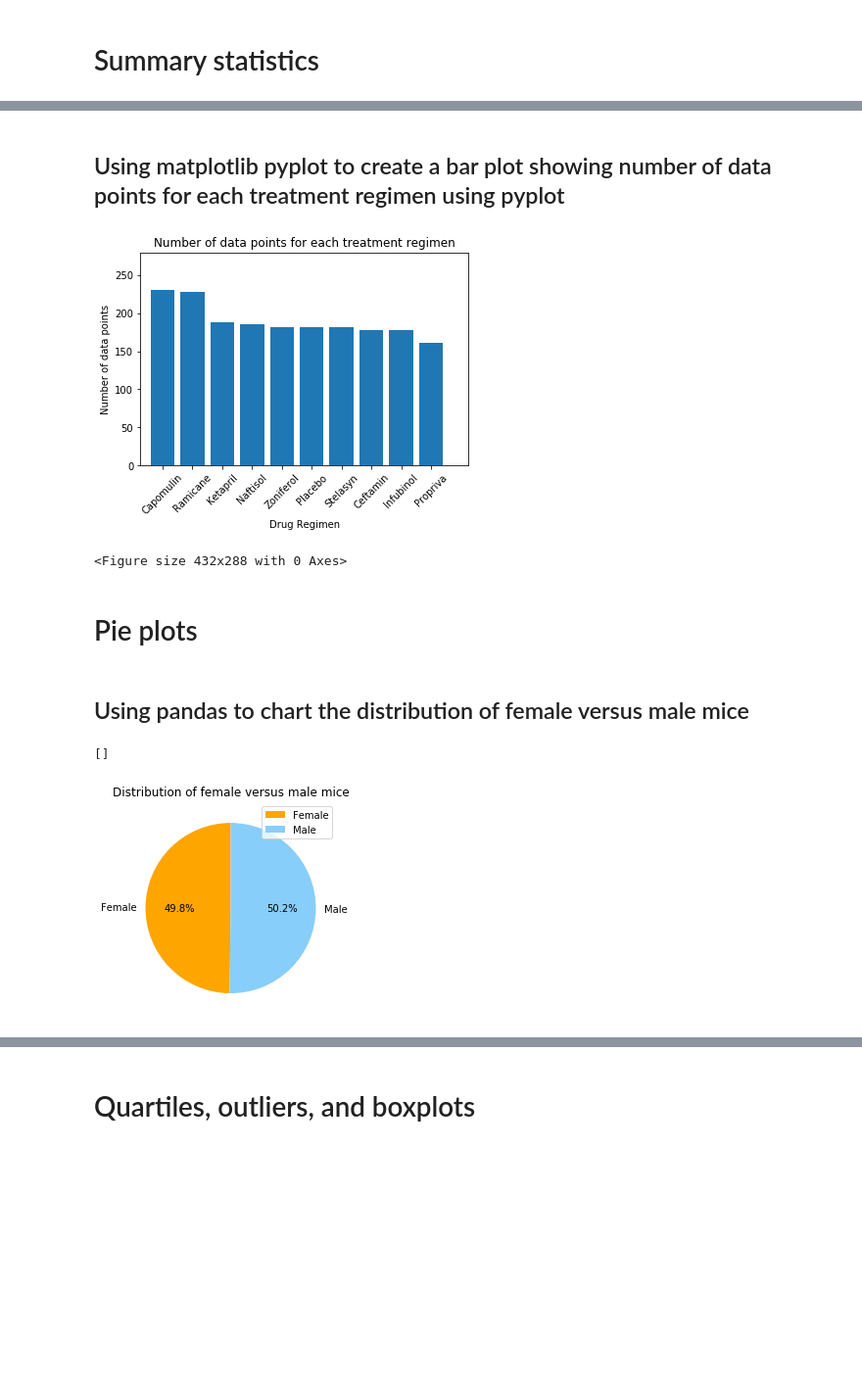
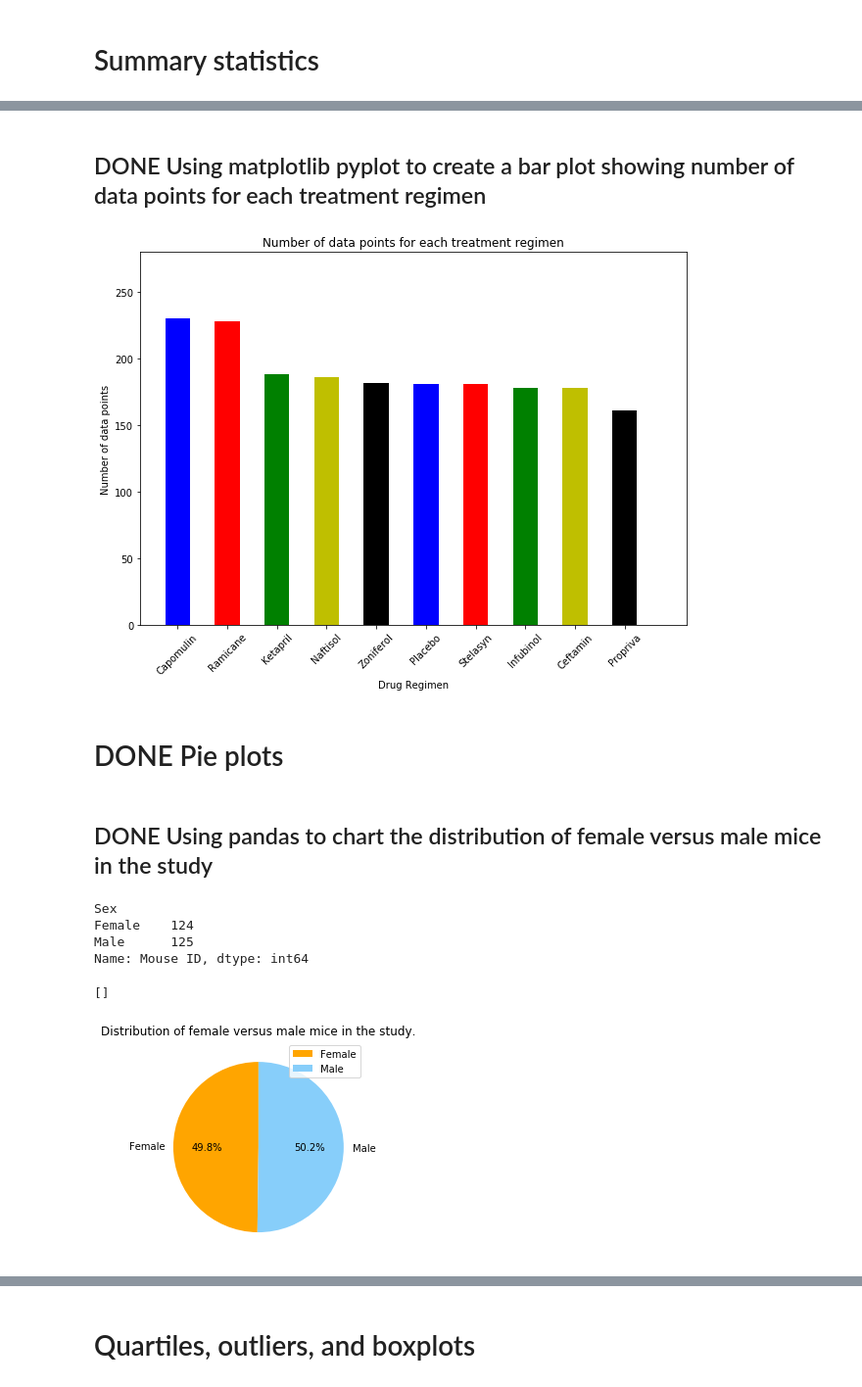
Before and after one commit to philipstubbs13/matplotlib-challenge, a Jupyter notebook: pymaceuticals.ipynb, the cells around one changed output, grey strips where cells are left out. Shown: that part at 98% size. Cells and saved outputs as stored; diff of their text form; code cells hidden in the pictures; blank space fills up the shorter version.

```diff
--- a/pymaceuticals.ipynb
+++ b/pymaceuticals.ipynb
@@ -97,8 +143,11 @@ pandas_plot.plot()
 # %% [markdown]
-## Using matplotlib pyplot to create a bar plot showing number of data points for each treatment regimen using pyplot
+## DONE Using matplotlib pyplot to create a bar plot showing number of data points for each treatment regimen
 # %%
+# Configure figure size
+plt.figure(figsize= (10,7))
+
 # Create bar chart using matplotlib pyplot.
-plt.bar(x_axis, number_points_df["Drug Regimen"], align="center")
+plt.bar(x_axis, number_points_df["Drug Regimen Data Count"], align="center", color=colors, width=0.50)
 
 # Configure x-axis labels
 plt.xticks(tick_locations, number_points_df.index.values, rotation=45)
@@ -110,44 +159,49 @@ plt.title("Number of data points for each treatment regimen")
 
 # Configure limits for x-axis and y-axis
 plt.xlim(-0.75, len(number_points_df)+0.25)
-plt.ylim(0, max(number_points_df["Drug Regimen"])+50)
+plt.ylim(0, max(number_points_df["Drug Regimen Data Count"])+50)
 
 # Show plot
 plt.show()
-
-# Fit plot within figure cleanly
-plt.tight_layout()
 # %% [output]
-[figure, old version]
+[figure, new version]
-<Figure size 432x288 with 0 Axes>
 # %% [markdown]
-# Pie plots
+# DONE Pie plots
 # %% [markdown]
-## Using pandas to chart the distribution of female versus male mice
+## DONE Using pandas to chart the distribution of female versus male mice in the study
 # %%
-# Generate a pie plot showing the distribution of female versus male mice using pandas
+# Group dataframe by gender and count up male and female mice.
+# Use .nunique so we don't count mice more than once.
+gender_group = merged_df.groupby(['Sex'])['Mouse ID'].nunique()
 
-# Group dataframe by gender and count up male and female mice.
-gender_group_df = merged_df.groupby(['Sex'])['Mouse ID'].nunique()
+# Print the results of grouping by gender.
+print(gender_group)
 
-# Convert to dataframe
-gender_group_df = pd.DataFrame(gender_group_df)
-
-# The colors of each section of the pie chart
+# The colors of each section of the pie chart.
 colors = ["orange", "lightskyblue"]
 
 # Create pie chart using pandas.
-pandas_plot = gender_group_df.plot(kind="pie", y="Mouse ID", startangle=90, autopct="%1.1f%%", colors=colors)
+pandas_plot = gender_group.plot(kind="pie", y="Mouse ID", startangle=90, autopct="%1.1f%%", colors=colors)
 
 # Add labels for axes and add a title for the graph.
-pandas_plot.set_title("Distribution of female versus male mice")
+pandas_plot.set_title("Distribution of female versus male mice in the study.")
 
 # Hide y label
 pandas_plot.set_ylabel('')
 
+# Add legend
+pandas_plot.legend(loc='best')
+
+# Equal axis
+pandas_plot.set_aspect('equal')
+
 # Show plot
 pandas_plot.plot()
 # %% [output]
-[]
+Sex
+Female    124
+Male      125
+Name: Mouse ID, dtype: int64
+[]
-[figure, old version]
+[figure, new version]
 # %% [markdown]
```
Also changed, not shown: parts of 16 cells of this notebook.
